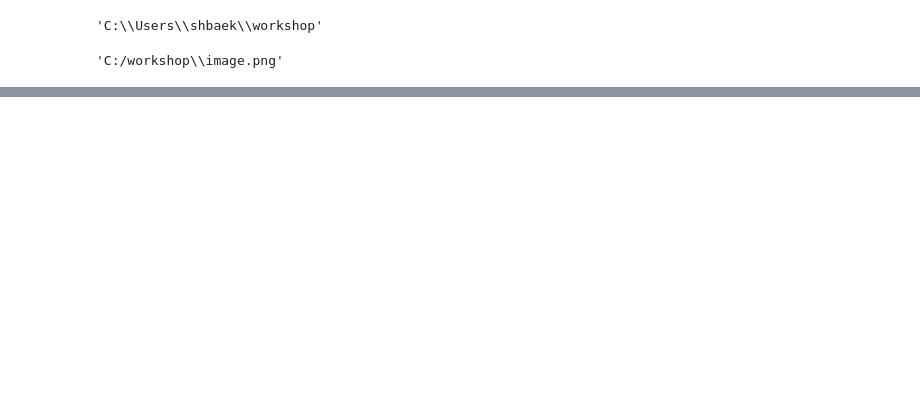
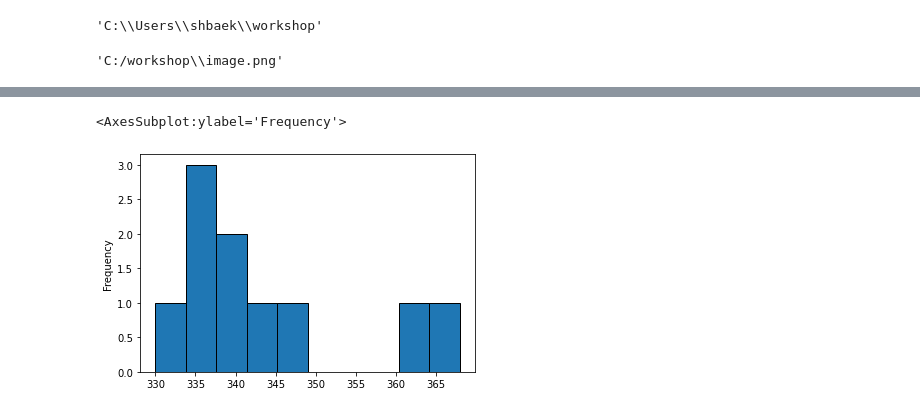
Before and after one commit to sulheebaek/2022PythonDA3rd, a Jupyter notebook: 강사노트북/Day2.ipynb, the cells around one changed output, grey strips where cells are left out. Drawn from its saved outputs; the diff is of its cells as text; code cells hidden in the pictures; blank space fills up the shorter version.

```diff
--- a/강사노트북/Day2.ipynb
+++ b/강사노트북/Day2.ipynb
@@ -159,0 +457,10 @@ shutil.copy('image.png', 'C:/workshop')
+# %%
+# 1000 행을 한 덩어리로 취급하여
+chunker = pd.read_csv('ch06/ex6.csv', chunksize=1000)
+# next(chunker)
+tot = pd.Series([], dtype=np.float64)
+
+for piece in chunker:
+    tot = tot.add(piece['key'].value_counts(), fill_value=0)
+tot = tot.sort_values(ascending=False)[:10]
+print(tot)
@@ -159,0 +479,6 @@ shutil.copy('image.png', 'C:/workshop')
+# %%
+import matplotlib.pyplot as plt
+tot.plot(kind='hist', edgecolor='black')
+# %% [output]
+<AxesSubplot:ylabel='Frequency'>
+[figure, added]
```
Also changed, not shown: parts of 68 cells of this notebook.
